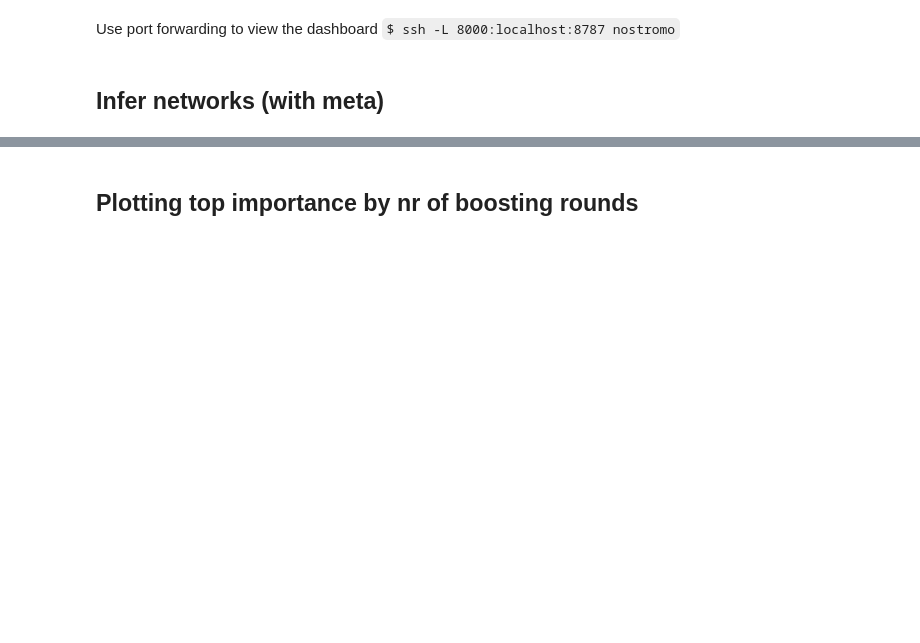
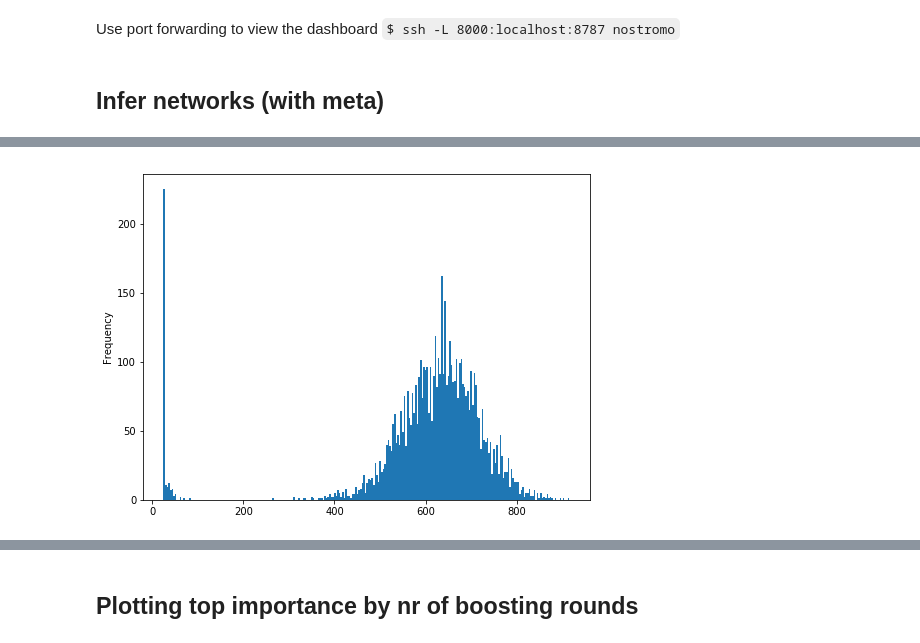
Before and after one commit to aertslab/arboreto, a Jupyter notebook: notebooks/dream5/DREAM5_SGBM.ipynb, the cells around one changed output, grey strips where cells are left out. Saved outputs shown, nothing was run; the diff lists cells and outputs as text; code cells hidden in the pictures; blank space fills up the shorter version.

```diff
--- a/notebooks/dream5/DREAM5_SGBM.ipynb
+++ b/notebooks/dream5/DREAM5_SGBM.ipynb
@@ -74,3 +83,8 @@ Wall time: 3min 52s
+# %%
+meta4.n_estimators.plot.hist(bins=250, figsize=(8,6))
+plt.show()
+# %% [output]
+[figure, added]
 # %%
 %%time
 net4, meta4 = infer_network_and_meta(net4_ex_path, net4_tf_path, client)
```
Also changed, not shown: parts of 7 cells of this notebook.
